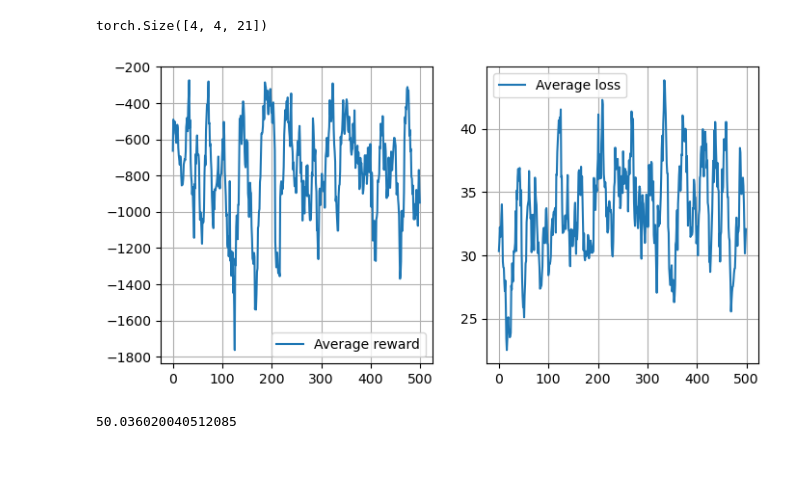
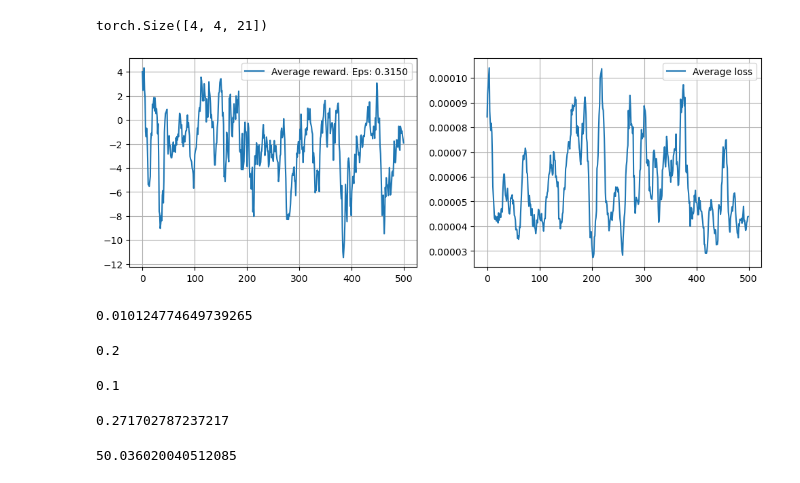
Before and after one commit to Sorrow321/RL_2048, a Jupyter notebook: rl.ipynb, the cells around one changed output. Cells and saved outputs as stored; diff of their text form; code cells hidden in the pictures.

```diff
--- a/rl.ipynb
+++ b/rl.ipynb
@@ -26,7 +26,7 @@ ob = env_game.reset()
 # %%
 from IPython.display import clear_output
 
-def show_progress(rewards_batch, loss_batch, reward_range=[50, 5000]):
+def show_progress(rewards_batch, loss_batch, eps, reward_range=[50, 5000]):
     """
     A convenience function that displays training progress.
     No cool math here, just charts.
@@ -38,9 +38,9 @@ def show_progress(rewards_batch, loss_batch, reward_range=[50, 5000]):
 
     clear_output(True)
     #print("mean reward = %.3f, threshold=%.3f" % (mean_reward, threshold))
-    plt.figure(figsize=[8, 4])
+    plt.figure(figsize=[12, 4])
     plt.subplot(1, 2, 1)
-    plt.plot(rewards_batch, label="Average reward")
+    plt.plot(rewards_batch, label=f'Average reward. Eps: {eps:.4f}')
     #plt.plot(list(zip(*log))[1], label="Reward thresholds")
     plt.legend()
     plt.grid()
@@ -73,7 +73,7 @@ import numpy as np
 def encode_board(board):
     board = board.flatten()
     max_power = 20  # Maximum power of 2 that can be represented
-    num_classes = max_power + 1  # Including 0
+    num_classes = max_power + 1  # Including 0, but we'll use zero vectors for empty tiles
 
     # Compute the log2 of the board values where board > 0, set the rest to 0
     powers = np.zeros_like(board, dtype=int)
@@ -82,6 +82,9 @@ def encode_board(board):
 
     # One-hot encode the powers array
     one_hot_encoded = np.eye(num_classes)[powers]
+
+    # Set the one-hot encoded vectors corresponding to zero tiles to zero
+    one_hot_encoded[board == 0] = 0
 
     # Convert to tensor
     one_hot_encoded_tensor = torch.tensor(one_hot_encoded, dtype=torch.float32)
@@ -310,9 +320,9 @@ def optimize_model():
     Q_s = policy_net(state_batch).gather(1, action_batch)
     with torch.no_grad():
         # double dqn
-        best_actions = policy_net(next_state_batch).max(1)[1].unsqueeze(1)
-        Q_next = target_net(next_state_batch).gather(1, best_actions) * (1-done_batch)
-        #Q_next = target_net(next_state_batch).max(1)[0].unsqueeze(1).detach()
+        #best_actions = policy_net(next_state_batch).max(1)[1].unsqueeze(1)
+        #Q_next = target_net(next_state_batch).gather(1, best_actions) * (1-done_batch)
+        Q_next = target_net(next_state_batch).max(1)[0].unsqueeze(1).detach()
 
     target = reward_batch + GAMMA * Q_next
     loss = F.mse_loss(Q_s, target)
@@ -326,0 +339,2 @@ def optimize_model():
+# %%
+EPSILON_END = 0.2
@@ -327,51 +343,81 @@ def optimize_model():
 # %%
 # Main training loop
-num_episodes = 20000
+num_episodes = 2000000
 episode_durations = []
 rewards = []
 mean_rewards = []
 losses = []
 mean_losses = []
-epsilon = EPSILON_START
+
 dt0 = 0
 dt1 = 0
 for i_episode in range(num_episodes):
     state = torch.tensor(env.reset(), dtype=torch.float32, device=device)
     total_reward = 0
     total_loss = 0
+    if (i_episode + 1) % 200 == 0:
+        epsilon *= 2
 
     for t in count():
         #print(state.shape)
-        epsilon = max(epsilon * 0.99999, EPSILON_END)
+        epsilon = max(epsilon * 0.99995, EPSILON_END)
         action = select_action(state, epsilon)
 
         next_ob, reward, done = env.action(action.item())
+        if reward > 0:
+            if reward >= 128:
+                reward = np.log2(reward)
+            else:
+                reward = 0
+            #reward = 1
+            #reward = np.log2(reward)
+        elif reward == 0:
+            reward = 0
+        else:
+            #reward = 0
+            reward = -1
         total_reward += reward
 
         reward = torch.tensor([reward], dtype=torch.float32, device=device)
         next_state = torch.tensor(next_ob, dtype=torch.float32, device=device) if not done else None
 
-        memory.push(state, action, reward, next_state if not done else state, done)
+        memory.push(state, action, reward / 2, next_state if not done else state, done)
         state_old = state
         state = next_state
         loss = optimize_model()
         total_loss += loss
         if done:
             #print(state_old)
             episode_durations.append(t + 1)
             rewards.append(total_reward)
             losses.append(total_loss)
             mean_losses.append(np.mean(losses[-10:])/ 10000)
             mean_rewards.append(np.mean(rewards[-10:]))  # Calculate mean reward of the last 100 episodes
             break
 
     if i_episode % TARGET_UPDATE == 0:
         target_net.load_state_dict(policy_net.state_dict())
 
     if i_episode % 10 == 0:
-        show_progress(mean_rewards[-500:], mean_losses[-500:])
+        show_progress(mean_rewards[-500:], mean_losses[-500:], epsilon)
 # %% [output]
-[figure, old version]
+[figure, new version]
+# %%
+loss
+# %% [output]
+0.010124774649739265
+# %%
+epsilon
+# %% [output]
+0.2
+# %%
+epsilon
+# %% [output]
+0.1
+# %%
+epsilon
+# %% [output]
+0.271702787237217
 # %%
 dt0
 # %% [output]
```
Also changed, not shown: parts of 10 cells of this notebook, 2 other files.
